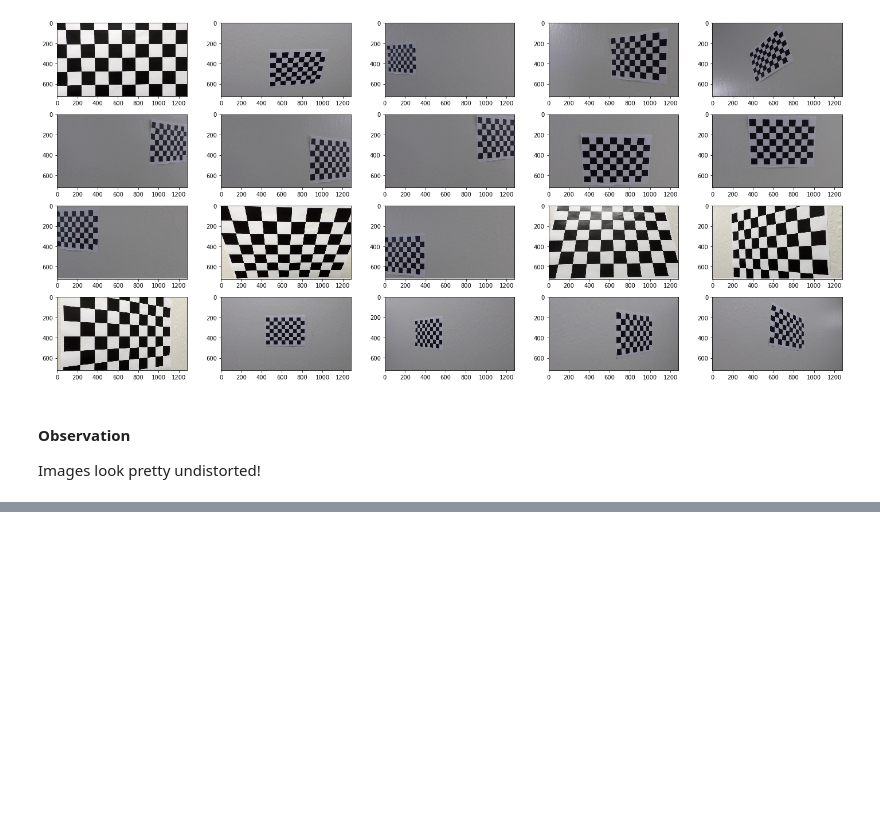
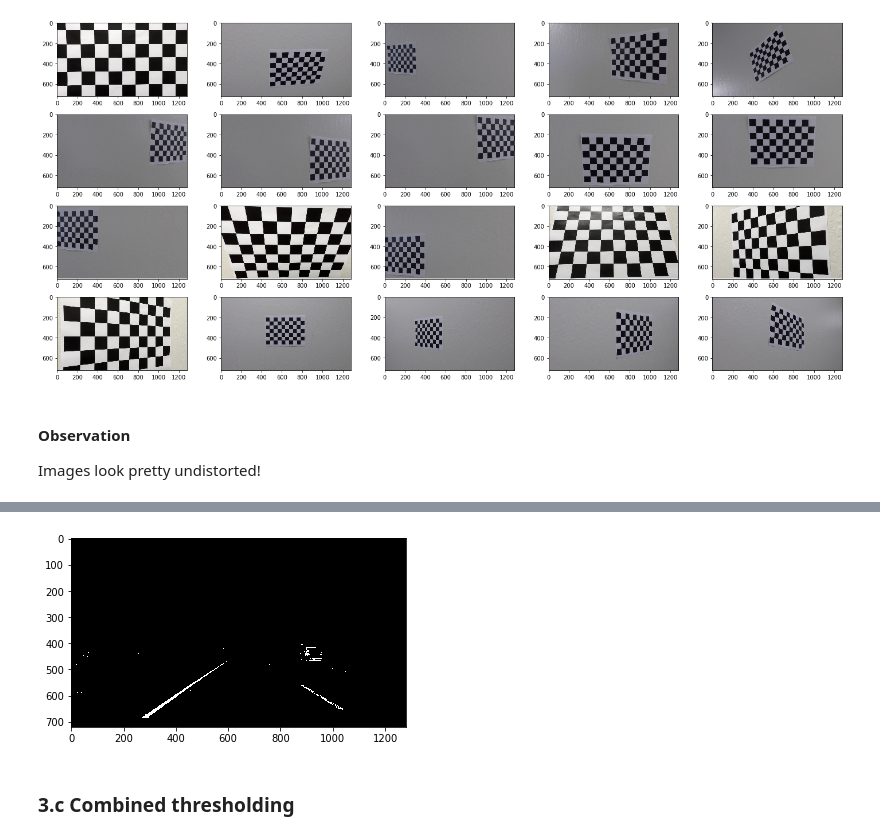
Before and after one commit to XCMer/CarND-Advanced-Lane-Lines, a Jupyter notebook: Advanced Pipeline.ipynb, the cells around one changed output, grey strips where cells are left out. Saved outputs shown, nothing was run; the diff lists cells and outputs as text; code cells hidden in the pictures; blank space fills up the shorter version.

```diff
--- a/Advanced Pipeline.ipynb
+++ b/Advanced Pipeline.ipynb
@@ -121,0 +148,16 @@ Images look pretty undistorted!
+# %%
+def hls_img(img):
+    return cv2.cvtColor(img, cv2.COLOR_RGB2HLS)
+# %%
+def color_threshold(hls, thresh=(170,255)):
+    s_channel = hls[:,:,2]
+    binary_img = np.zeros_like(s_channel)
+
+    binary_img[(s_channel > thresh[0]) & (s_channel <= thresh[1])] = 1
+    return binary_img
+# %%
+display_binary(color_threshold(hls_img(load_images(['./test_images/test3.jpg'])[0]), thresh=(170,255)))
+# %% [output]
+[figure, added]
+# %% [markdown]
+### 3.c Combined thresholding
```
Also changed, not shown: parts of 9 cells of this notebook.
